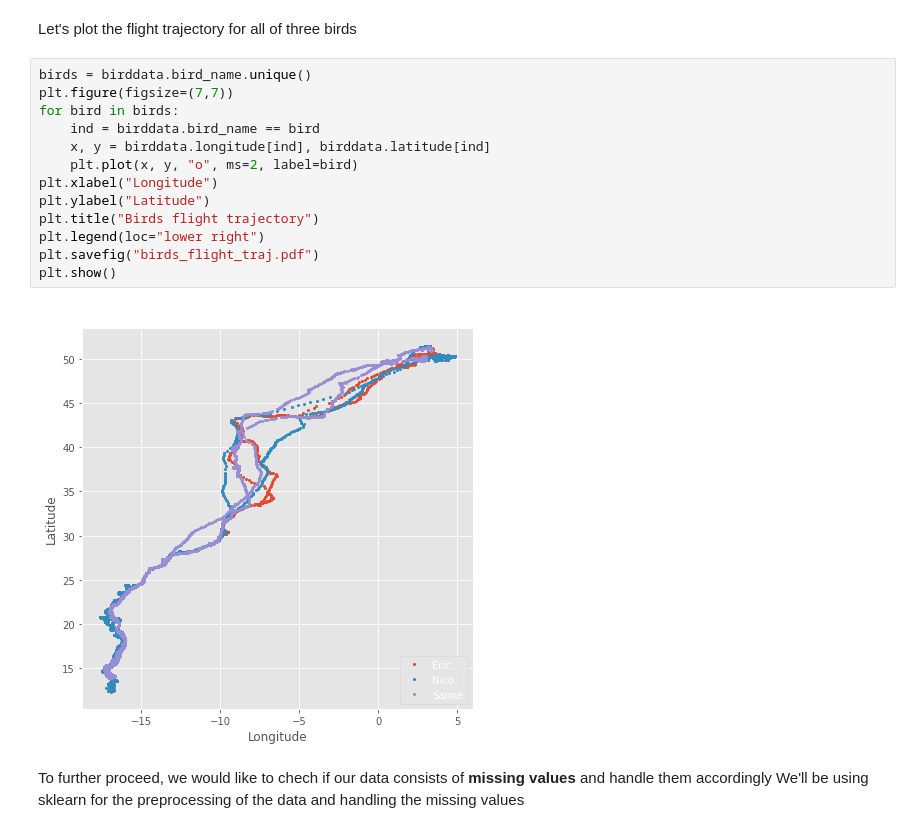
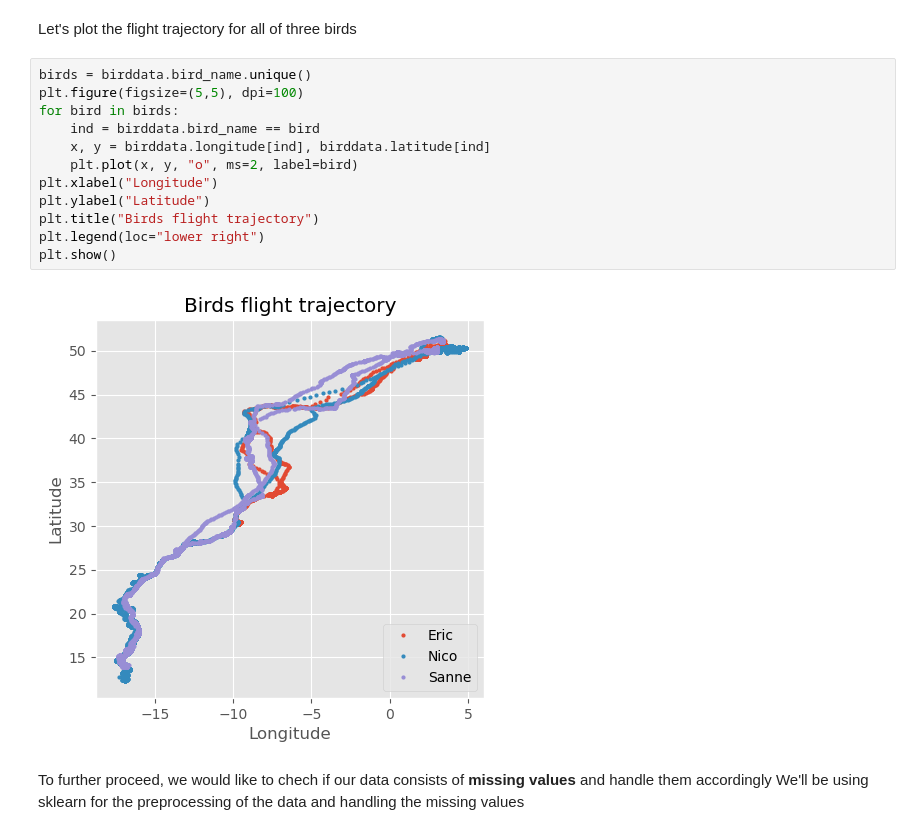
Before and after one commit to ashudva/KED, a Jupyter notebook: _notebooks/2020-12-27-Bird-Migration.ipynb, the cells around one changed output. Drawn from its saved outputs; the diff is of its cells as text.

```diff
--- a/_notebooks/2020-12-27-Bird-Migration.ipynb
+++ b/_notebooks/2020-12-27-Bird-Migration.ipynb
@@ -88,19 +89,18 @@ plt.show()
 Let's plot the flight trajectory for all of three birds
 # %%
 birds = birddata.bird_name.unique()
-plt.figure(figsize=(7,7))
+plt.figure(figsize=(5,5), dpi=100)
 for bird in birds:
     ind = birddata.bird_name == bird
     x, y = birddata.longitude[ind], birddata.latitude[ind]
     plt.plot(x, y, "o", ms=2, label=bird)
 plt.xlabel("Longitude")
 plt.ylabel("Latitude")
 plt.title("Birds flight trajectory")
 plt.legend(loc="lower right")
-plt.savefig("birds_flight_traj.pdf")
 plt.show()
 # %% [output]
-[figure, old version]
+[figure, new version]
 # %% [markdown]
 To further proceed, we would like to chech if our data consists of **missing values** and handle them accordingly
 We'll be using sklearn for the preprocessing of the data and handling the missing values
```
Also changed, not shown: parts of 8 cells of this notebook, 1 other file.
